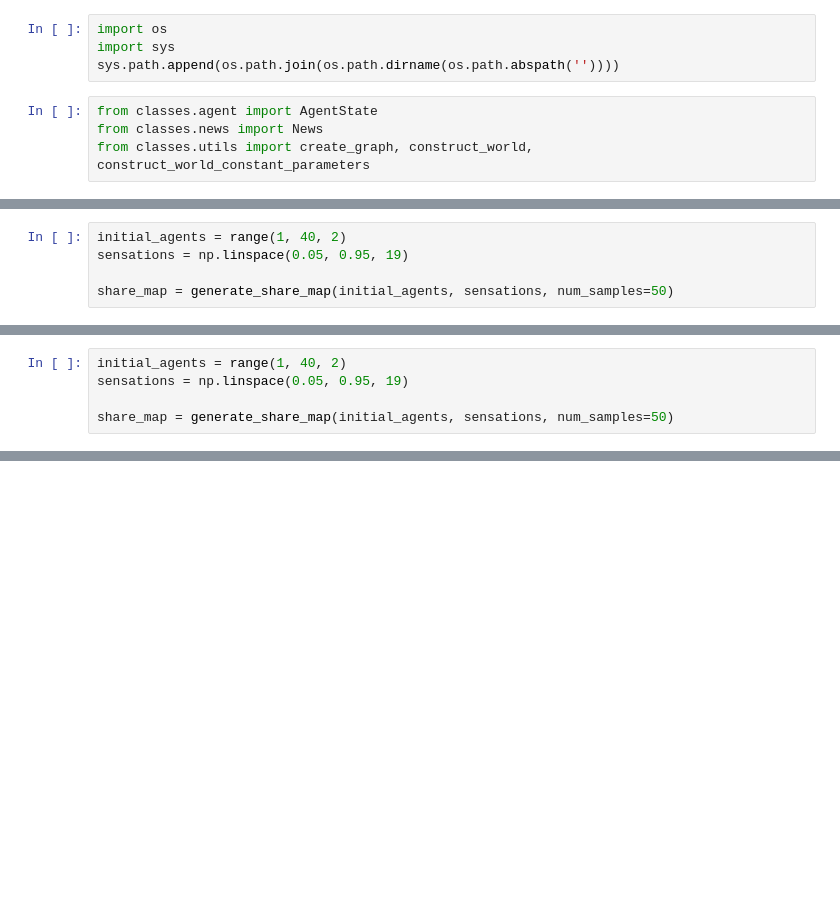
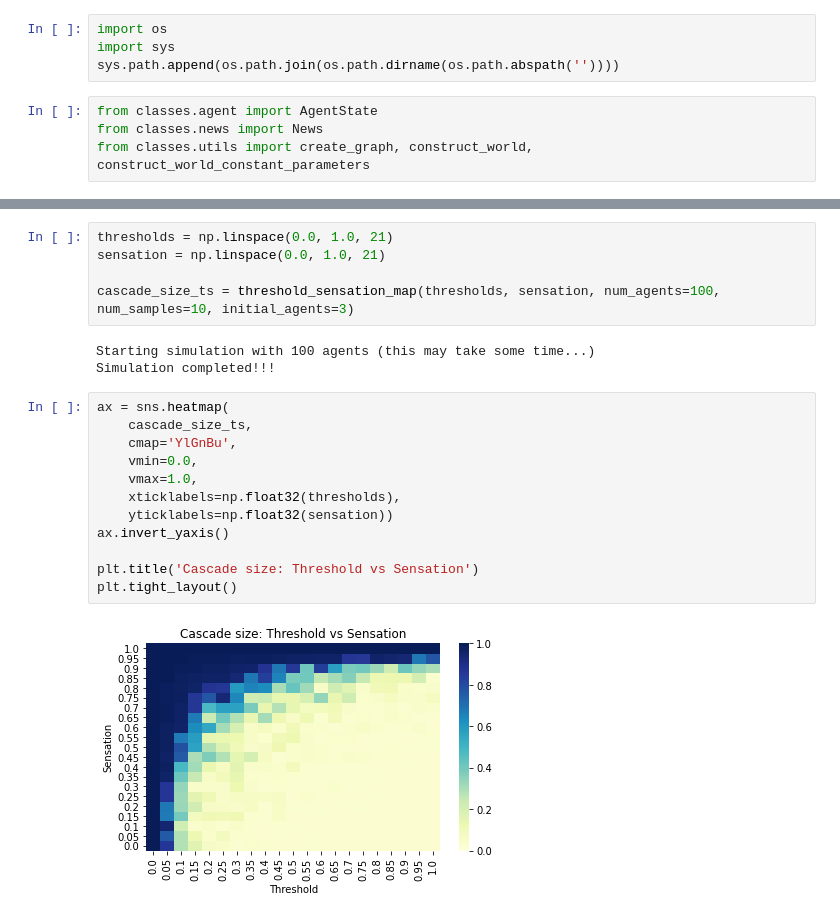
Before and after one commit to andreamusso96/ComplexSystemsProject, a Jupyter notebook: code/notebooks/agent_phase_diagram.ipynb, the cells around one changed output, grey strips where cells are left out. Cells and saved outputs as stored; diff of their text form; blank space fills up the shorter version.

Commit message:
Update notebook for agent diagrams

```diff
--- a/code/notebooks/agent_phase_diagram.ipynb
+++ b/code/notebooks/agent_phase_diagram.ipynb
@@ -247,5 +35,0 @@ def generate_share_map(initial_agents, sensations, num_agents=1000, num_samples=
-# %%
-initial_agents = range(1, 40, 2)
-sensations = np.linspace(0.05, 0.95, 19)
-
-share_map = generate_share_map(initial_agents, sensations, num_samples=50)
@@ -295,5 +35,0 @@ def generate_share_map(initial_agents, sensations, num_agents=1000, num_samples=
-# %%
-initial_agents = range(1, 40, 2)
-sensations = np.linspace(0.05, 0.95, 19)
-
-share_map = generate_share_map(initial_agents, sensations, num_samples=50)
@@ -307,0 +82,22 @@ ax.invert_yaxis()
+# %%
+thresholds = np.linspace(0.0, 1.0, 21)
+sensation = np.linspace(0.0, 1.0, 21)
+
+cascade_size_ts = threshold_sensation_map(thresholds, sensation, num_agents=100, num_samples=10, initial_agents=3)
+# %% [output]
+Starting simulation with 100 agents (this may take some time...)
+Simulation completed!!!
+# %%
+ax = sns.heatmap(
+    cascade_size_ts,
+    cmap='YlGnBu',
+    vmin=0.0,
+    vmax=1.0,
+    xticklabels=np.float32(thresholds),
+    yticklabels=np.float32(sensation))
+ax.invert_yaxis()
+
+plt.title('Cascade size: Threshold vs Sensation')
+plt.tight_layout()
+# %% [output]
+[figure, added]
```
Also changed, not shown: parts of 50 cells of this notebook, 1 other file.
